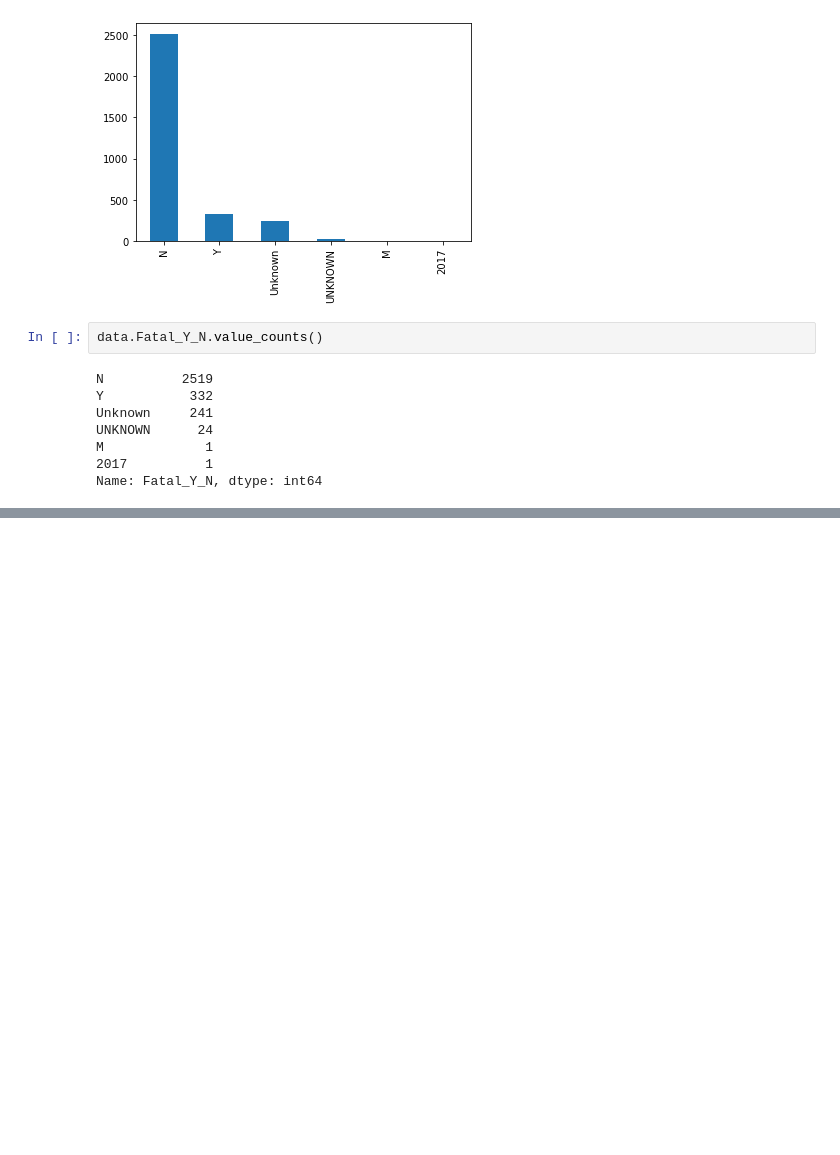
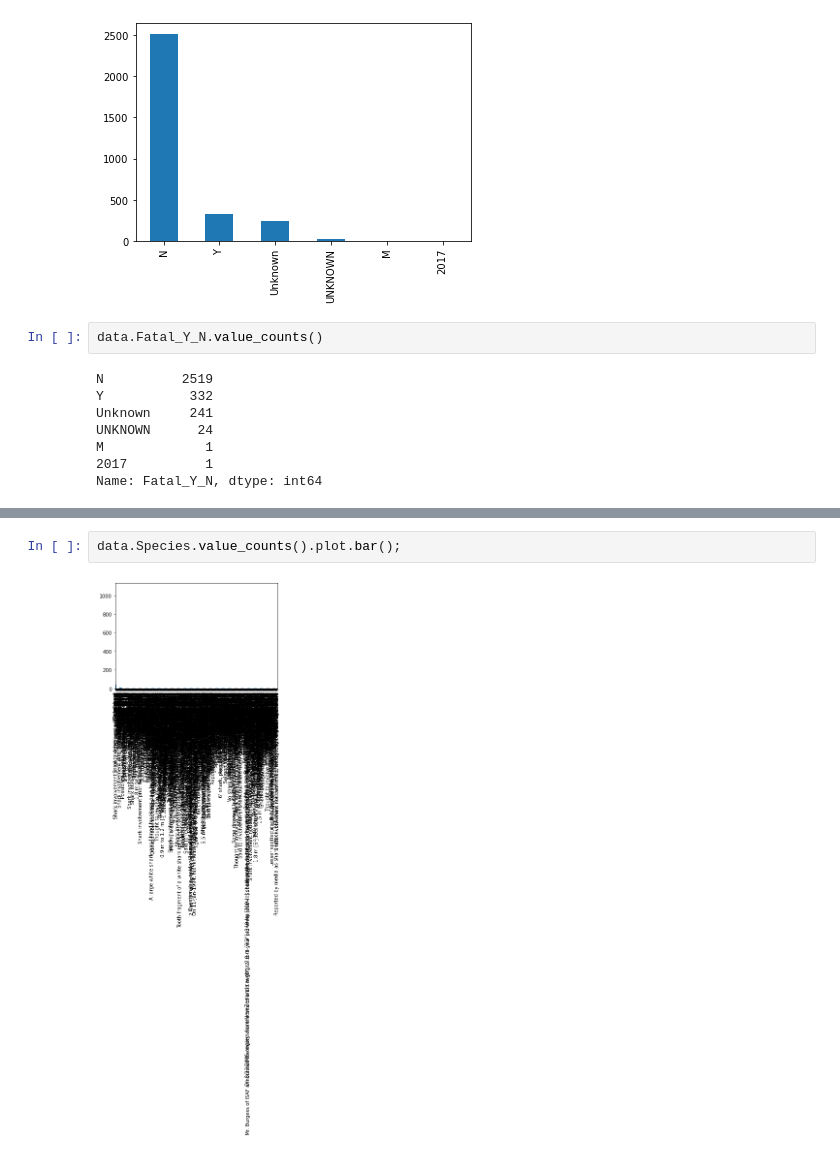
Before and after one commit to MiguelBeitia/1-Proyecto-Pandas-Shark, a Jupyter notebook: Proyecto.v2.ipynb, the cells around one changed output, grey strips where cells are left out. Saved outputs shown, nothing was run; the diff lists cells and outputs as text; blank space fills up the shorter version.

```diff
--- a/Proyecto.v2.ipynb
+++ b/Proyecto.v2.ipynb
@@ -1280,0 +1335,4 @@ TypeError: no numeric data to plot
+# %%
+data.Species.value_counts().plot.bar();
+# %% [output]
+[figure, added]
```
Also changed, not shown: parts of 7 cells of this notebook, 1 other file.
